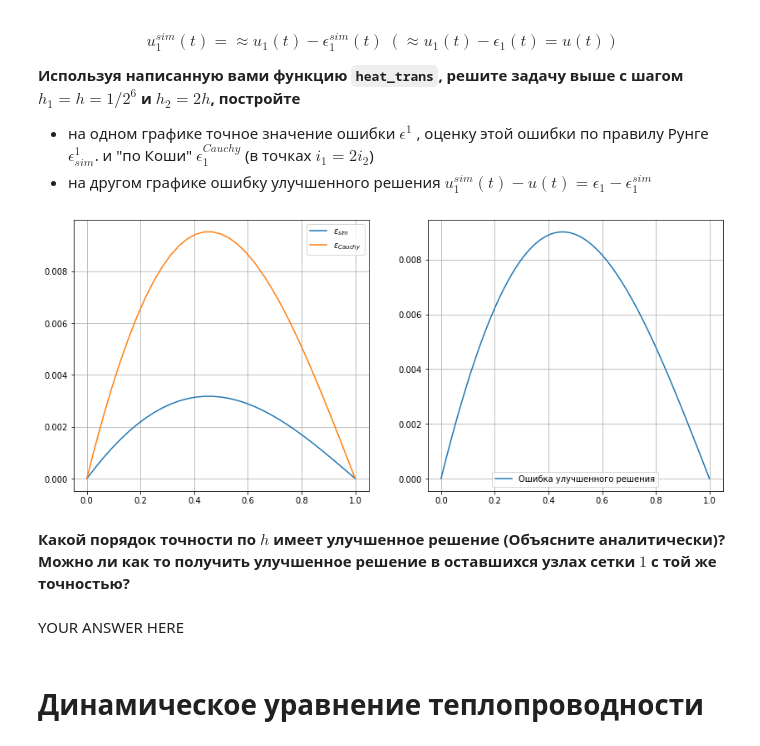
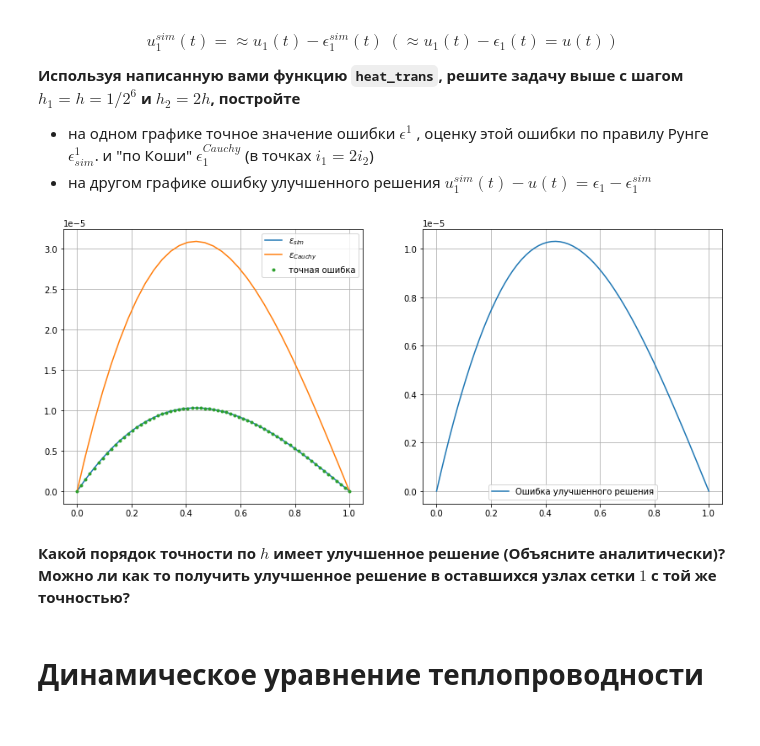
Before and after one commit to nazar-si/calc-phys, a Jupyter notebook: diffusion_eq.ipynb, the cells around one changed output. Cells and saved outputs as stored; diff of their text form; code cells hidden in the pictures.

```diff
--- a/diffusion_eq.ipynb
+++ b/diffusion_eq.ipynb
@@ -60,17 +60,20 @@ def heat_trans(q, f, u0, ul, l, N):
 
     """
 
-    h = l / (N - 2)
-    row1 = np.array([-1 / h ** 2] * (N - 2))
-    row2 = np.array([2 / h ** 2 + q(h * i) for i in range(N - 2)])
-    row3 = np.array([-1 / h ** 2] * (N - 2))
-    matrix = np.array([row1, row2, row3]);
-    res = np.array([f(h * i) for i in range(N - 2)])
-    res[0] -= ( - 1 / h ** 2) * u0
-    res[-1] -= ( - 1 / h ** 2) * ul
-    solution = solve_banded((1,1), matrix, res)
-    solution = np.append(u0, np.append(solution, ul))
-    return np.array(solution)
+    h = l / N
+
+    row3 = np.ones(N - 1) * ( -1 / h ** 2)
+    row2 = q(np.linspace(h, l-h, N-1)) + 2/(h ** 2)
+    row1 = np.ones(N - 1) * ( -1 / h ** 2)
+    row1[0], row3[-1] = 0, 0
+
+
+    F = f(np.linspace(h, l - h, N-1))
+    F[0] -= ( - 1 / h ** 2) * u0
+    F[-1] -= ( - 1 / h ** 2) * ul
+
+
+    return np.array([u0, *solve_banded((1, 1), [row1, row2, row3], F), ul])
 # %% [markdown]
 ## Анализ ошибки сеточного решения. Правило Рунге
 Шаг сетки необходимо делать достаточно малым, чтобы решение мало отклонялось от истинного, однако более мелкий шаг требует большего машинного времени, поэтому остро встает вопрос об оценке этой погрешности для данного шага $h$
@@ -126,32 +129,31 @@ $$
 # %%
 q = lambda x: x ** 2
 f = lambda x: (np.pi ** 2 / 4 + x ** 2) * np.cos(np.pi * x / 2)
 
 x1 = np.linspace(0, 1, 2 ** 6 + 1)
 x2 = np.linspace(0, 1, 2 ** 5 + 1)
 
-y1 = heat_trans(q, f, 1, 0, 1, 2 ** 6 + 1)
-y2 = heat_trans(q, f, 1, 0, 1, 2 ** 5 + 1) # точек должно быть на одну больше, чтобы концы графиков сошлись
+y1 = heat_trans(q, f, 1, 0, 1, 2 ** 6 )
+y2 = heat_trans(q, f, 1, 0, 1, 2 ** 5 )
 y = np.cos(x1 * np.pi / 2)
 
 
 fig, ax = plt.subplots(1, 2, figsize=(14, 6))
 ax[0].plot(x2, (y2 - y1[::2]) / (2 ** 2 - 1), label="$\\varepsilon_{sim}$")
 ax[0].plot(x2, y2 - y1[::2], label="$\\varepsilon_{Cauchy}$")
+ax[0].plot(x1, y1- y, ".", label="точная ошибка")
 ax[0].legend()
 ax[0].grid()
 
 ax[1].plot()
 ax[1].plot(x1, y1 - y, label="Ошибка улучшенного решения")
 ax[1].legend()
 ax[1].grid()
 # %% [output]
-[figure, old version]
+[figure, new version]
 # %% [markdown]
 **Какой порядок точности по $h$ имеет улучшенное решение (Объясните аналитически)?
 Можно ли как то получить улучшенное решение в оставшихся узлах сетки $1$ с той же точностью?**
-# %% [markdown]
-YOUR ANSWER HERE
 # %% [markdown]
 # Динамическое уравнение теплопроводности
 # %% [markdown]
```
Also changed, not shown: parts of 2 cells of this notebook, 2 other files.
